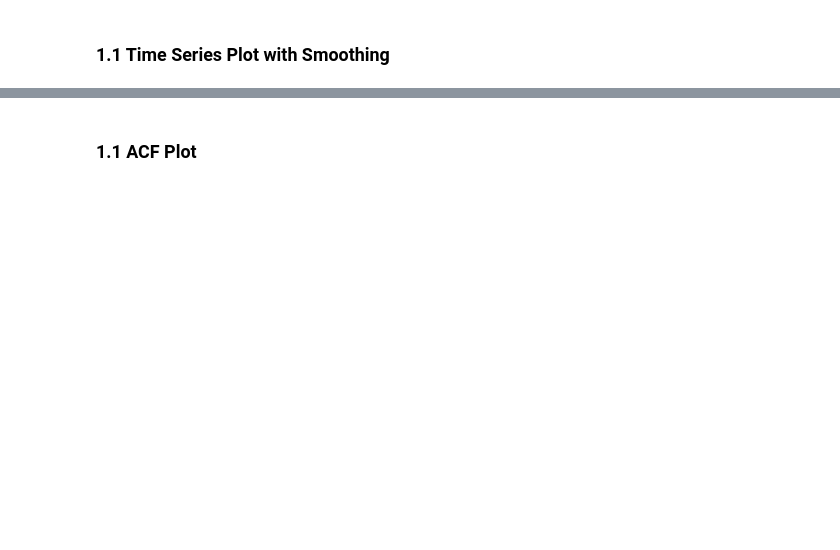
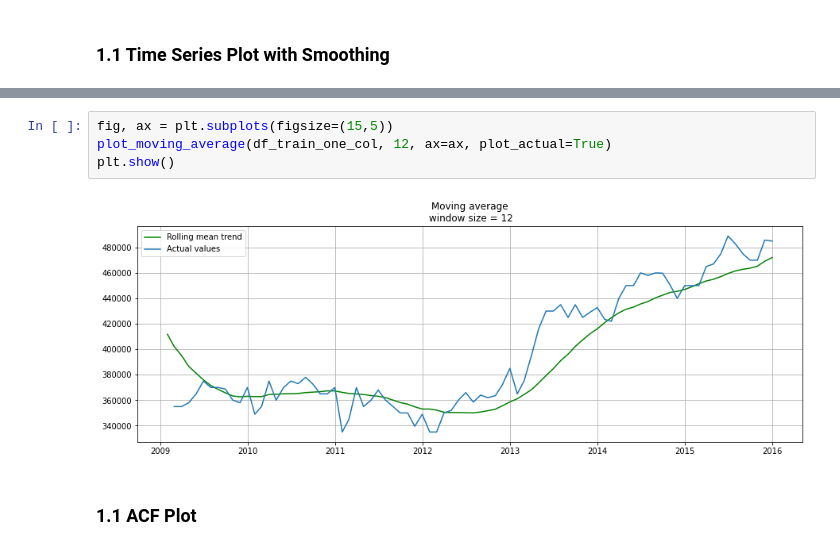
Before and after one commit to easternRainy/Zillow-TS-Prj, a Jupyter notebook: Template.ipynb, the cells around one changed output, grey strips where cells are left out. Drawn from its saved outputs; the diff is of its cells as text; blank space fills up the shorter version.

```diff
--- a/Template.ipynb
+++ b/Template.ipynb
@@ -20,2 +54,8 @@ df_test = pd.read_csv("data/test.csv")
+# %%
+fig, ax = plt.subplots(figsize=(15,5))
+plot_moving_average(df_train_one_col, 12, ax=ax, plot_actual=True)
+plt.show()
+# %% [output]
+[figure, added]
 # %% [markdown]
 ### 1.1 ACF Plot
```
Also changed, not shown: parts of 13 cells of this notebook.
